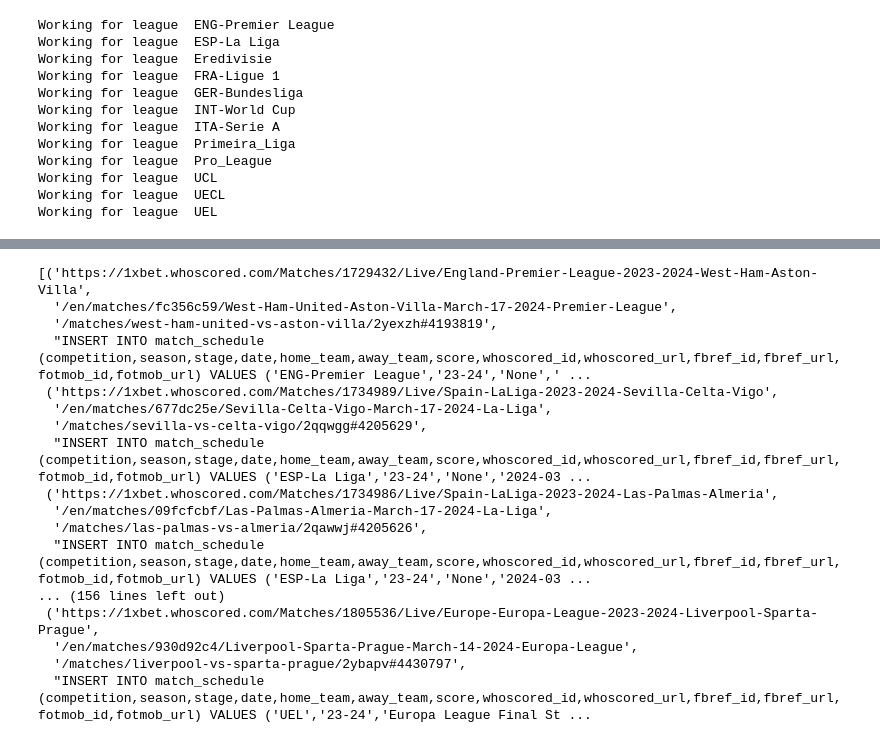
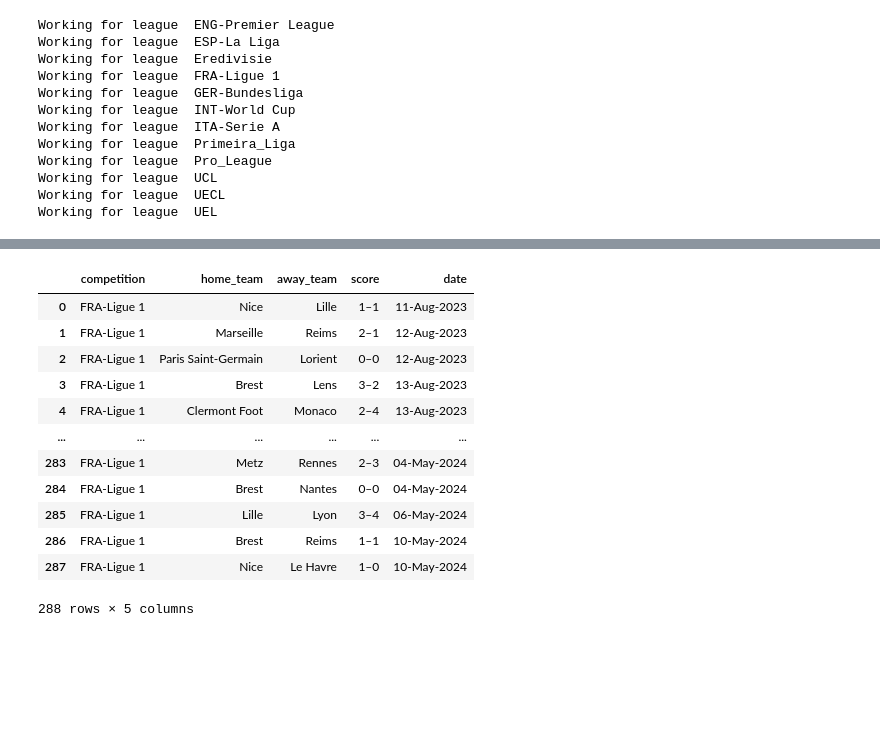
Before and after one commit to AakashKaushal07/analysis-notebooks, a Jupyter notebook: Notebooks/General Utilities/Scheduler.ipynb, the cells around one changed output, grey strips where cells are left out. Saved outputs shown, nothing was run; the diff lists cells and outputs as text; code cells hidden in the pictures; blank space fills up the shorter version.

```diff
--- a/Notebooks/General Utilities/Scheduler.ipynb
+++ b/Notebooks/General Utilities/Scheduler.ipynb
@@ -94,14 +107,17 @@ def fetch_and_merge_current_season_dfs(league,current_season):
     return SH.merge_and_save_df(league,WS,FB,FM,team_alias)
 # df = fetch_and_merge_current_season_dfs(p[0],df_season)
 # %%
-def fetch_games_since_last(df,last_date):
+def fetch_games_since_last(df,last_date,overall):
     DF = df
     DF['date'] = pd.to_datetime(DF['date']).dt.date
     DF = DF[DF['date'] >= last_date]
     col_str = "("+",".join(list(DF.columns))+")"
     queries = []
+    temp_d = DF
+    temp_d['date'] = temp_d['date'].apply(lambda x: x.strftime('%d-%b-%Y'))
+    temp_d = temp_d[['competition','home_team','away_team','score','date']]
+    ov_df = pd.conact([overall,temp_d])
     for i,(ind,x) in enumerate(DF.iterrows()):
-        # print(i,ind)
         row = DF.iloc[i]
         whoscored_url = row['whoscored_url']
         fbref_url = row['fbref_url']
@@ -117,13 +133,20 @@ def fetch_games_since_last(df,last_date):
             print("All IDs are not present : ",row['home_team'],row['away_team'],row['date'])
             print("WS: ",bool(whoscored_url),"FB: ",bool(fbref_url),"FM: ",bool(fotmob_url))
             print()
-    return queries
+    return queries,ov_df
 # %%
 insert_queries = []
-for item in last_date_info:
+err_leagues = []
+d = None
+for item in last_date_info[3:4]:
     # print(item)
     # continue
-    league_time_info = tuple(item.items())[0]
-    df = fetch_and_merge_current_season_dfs(league_time_info[0],df_season)
-    insert_queries += fetch_games_since_last(df,league_time_info[1])
+    try :
+        league_time_info = tuple(item.items())[0]
+        df = fetch_and_merge_current_season_dfs(league_time_info[0],df_season)
+        overall_df = pd.DataFrame() # EMpty df to add all the rows here
+        new_insert_queries,overall_df = fetch_games_since_last(df,league_time_info[1],overall_df)
+        insert_queries+=new_insert_queries
+    except Exception as e :
+        err_leagues.append(item)
 # %% [output]
@@ -147,20 +170,21 @@ insert_queries = fetch_games_since_last(df,league_time_info[1])
-# %%
-insert_queries
-# %% [output]
-[('https://1xbet.whoscored.com/Matches/1729432/Live/England-Premier-League-2023-2024-West-Ham-Aston-Villa',
-  '/en/matches/fc356c59/West-Ham-United-Aston-Villa-March-17-2024-Premier-League',
-  '/matches/west-ham-united-vs-aston-villa/2yexzh#4193819',
-  "INSERT INTO match_schedule (competition,season,stage,date,home_team,away_team,score,whoscored_id,whoscored_url,fbref_id,fbref_url,fotmob_id,fotmob_url) VALUES ('ENG-Premier League','23-24','None',' ...
- ('https://1xbet.whoscored.com/Matches/1734989/Live/Spain-LaLiga-2023-2024-Sevilla-Celta-Vigo',
-  '/en/matches/677dc25e/Sevilla-Celta-Vigo-March-17-2024-La-Liga',
-  '/matches/sevilla-vs-celta-vigo/2qqwgg#4205629',
-  "INSERT INTO match_schedule (competition,season,stage,date,home_team,away_team,score,whoscored_id,whoscored_url,fbref_id,fbref_url,fotmob_id,fotmob_url) VALUES ('ESP-La Liga','23-24','None','2024-03 ...
- ('https://1xbet.whoscored.com/Matches/1734986/Live/Spain-LaLiga-2023-2024-Las-Palmas-Almeria',
-  '/en/matches/09fcfcbf/Las-Palmas-Almeria-March-17-2024-La-Liga',
-  '/matches/las-palmas-vs-almeria/2qawwj#4205626',
-  "INSERT INTO match_schedule (competition,season,stage,date,home_team,away_team,score,whoscored_id,whoscored_url,fbref_id,fbref_url,fotmob_id,fotmob_url) VALUES ('ESP-La Liga','23-24','None','2024-03 ...
-... (156 lines left out)
- ('https://1xbet.whoscored.com/Matches/1805536/Live/Europe-Europa-League-2023-2024-Liverpool-Sparta-Prague',
-  '/en/matches/930d92c4/Liverpool-Sparta-Prague-March-14-2024-Europa-League',
-  '/matches/liverpool-vs-sparta-prague/2ybapv#4430797',
-  "INSERT INTO match_schedule (competition,season,stage,date,home_team,away_team,score,whoscored_id,whoscored_url,fbref_id,fbref_url,fotmob_id,fotmob_url) VALUES ('UEL','23-24','Europa League Final St ...
+# %%
+d = df
+# %%
+d['date'] = d['date'].apply(lambda x: x.strftime('%d-%b-%Y'))
+d = d[['competition','home_team','away_team','score','date']]
+# %%
+d
+# %% [output]
+|  | competition | home_team | away_team | score | date |
+| 0 | FRA-Ligue 1 | Nice | Lille | 1–1 | 11-Aug-2023 |
+| 1 | FRA-Ligue 1 | Marseille | Reims | 2–1 | 12-Aug-2023 |
+| 2 | FRA-Ligue 1 | Paris Saint-Germain | Lorient | 0–0 | 12-Aug-2023 |
+| 3 | FRA-Ligue 1 | Brest | Lens | 3–2 | 13-Aug-2023 |
+| 4 | FRA-Ligue 1 | Clermont Foot | Monaco | 2–4 | 13-Aug-2023 |
+| ... | ... | ... | ... | ... | ... |
+| 283 | FRA-Ligue 1 | Metz | Rennes | 2–3 | 04-May-2024 |
+| 284 | FRA-Ligue 1 | Brest | Nantes | 0–0 | 04-May-2024 |
+| 285 | FRA-Ligue 1 | Lille | Lyon | 3–4 | 06-May-2024 |
+| 286 | FRA-Ligue 1 | Brest | Reims | 1–1 | 10-May-2024 |
+| 287 | FRA-Ligue 1 | Nice | Le Havre | 1–0 | 10-May-2024 |
+288 rows × 5 columns
```
Also changed, not shown: parts of 13 cells of this notebook, 11 other files.
